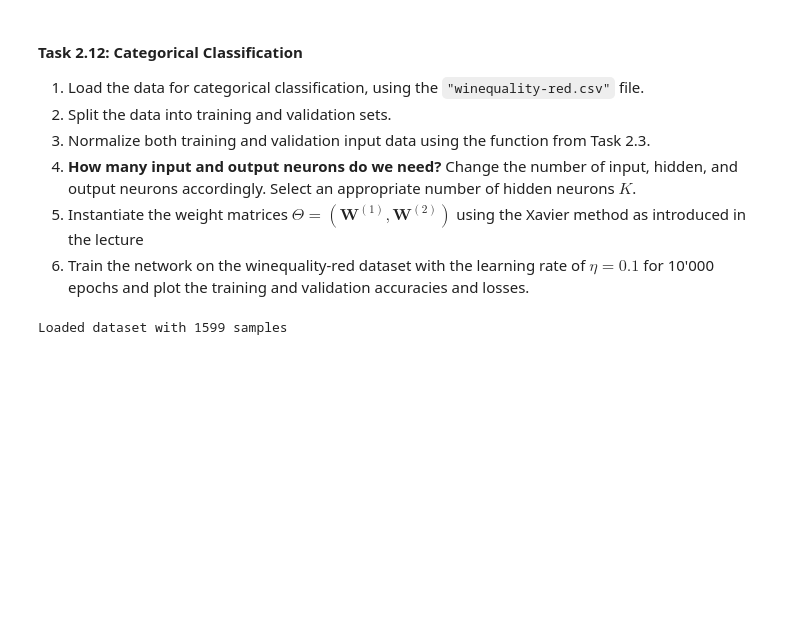
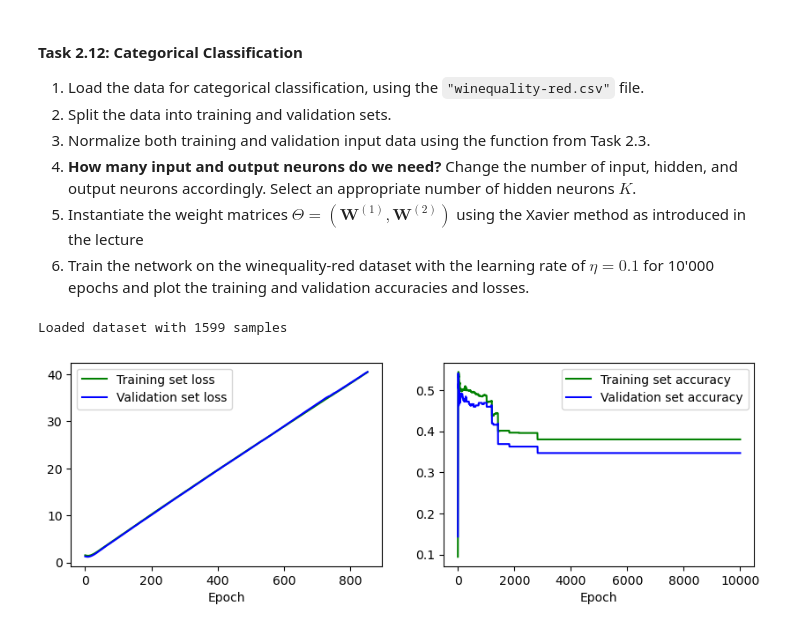
Before and after one commit to tlex-web/deep-learning-exercises, a Jupyter notebook: 02/DL-Assignment02.ipynb, the cells around one changed output. Drawn from its saved outputs; the diff is of its cells as text; code cells hidden in the pictures; blank space fills up the shorter version.

```diff
--- a/02/DL-Assignment02.ipynb
+++ b/02/DL-Assignment02.ipynb
@@ -613,29 +610,32 @@ Loaded dataset with 3150 samples
 # %%
 # load dataset
 X, T = dataset("winequality-red.csv", ";")
 
 # split dataset
 X_train, T_train, X_val, T_val = split_training_data(X, T)
 
 # normalize input data
-X_train, X_val = (X_train - X_train.mean(axis=0)) / X_train.std(axis=0), (X_val - X_val.mean(axis=0)) / X_val.std(axis=0)
+#X_train, X_val = (X_train - X_train.mean(axis=0)) / X_train.std(axis=0), (X_val - X_val.mean(axis=0)) / X_val.std(axis=0)
+X_train, X_val = normalize(X_train, X_val)
 
 K = 10
 D = X_train.shape[0] # Use number of features (rows)
 O = 6
 
 # Xavier normal initialization
 n_in = D
 n_out = O
+sd = numpy.sqrt(2/(n_in+n_out))
 
-W1 = np.random.randn(K, D)
-W2 = np.random.randn(O, K+1)
+W1 = np.random.randn(K, D) * sd
+W2 = np.random.randn(O, K+1) * sd
 Theta = [W1, W2]
 
 # train network on our data
 train_loss, train_acc, val_loss, val_acc = train(X_train, T_train, X_val, T_val, Theta, loss_type="cce")
 
 # plot the results
 plot(train_loss, train_acc, val_loss, val_acc)
 # %% [output]
 Loaded dataset with 1599 samples
+[figure, added]
```
Also changed, not shown: parts of 3 cells of this notebook.
